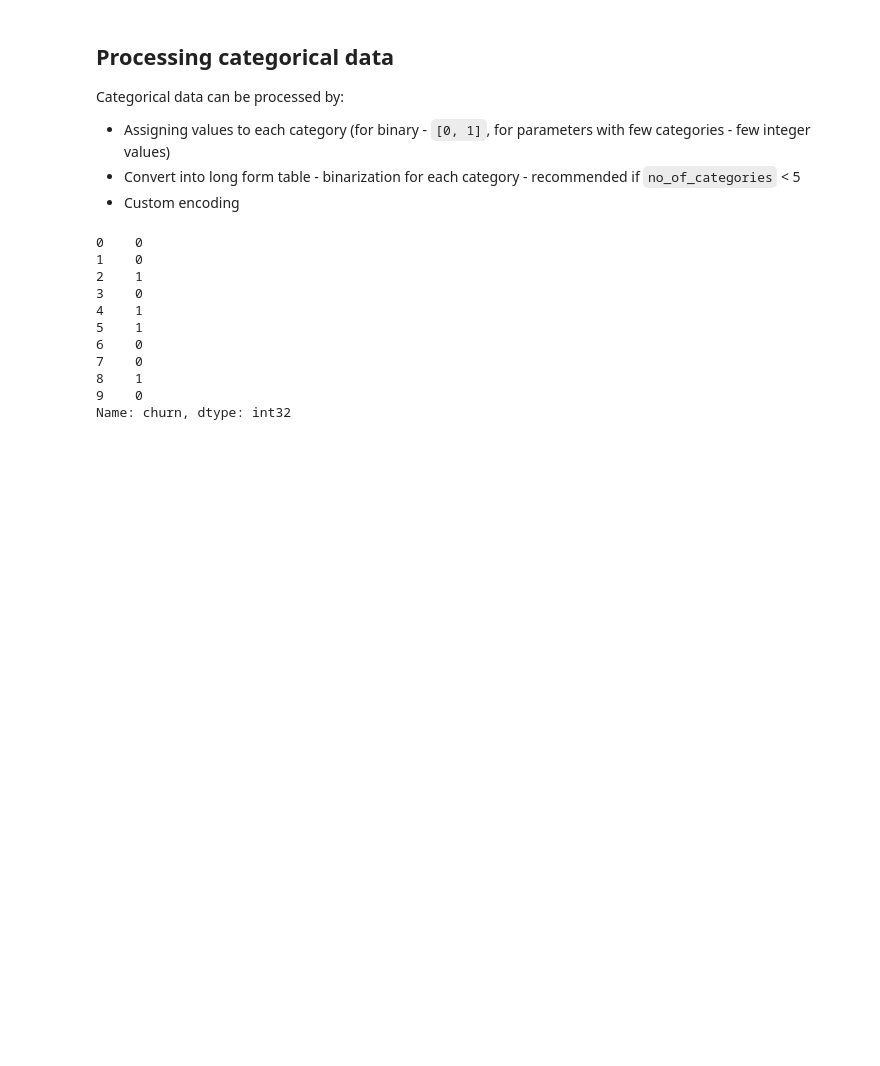
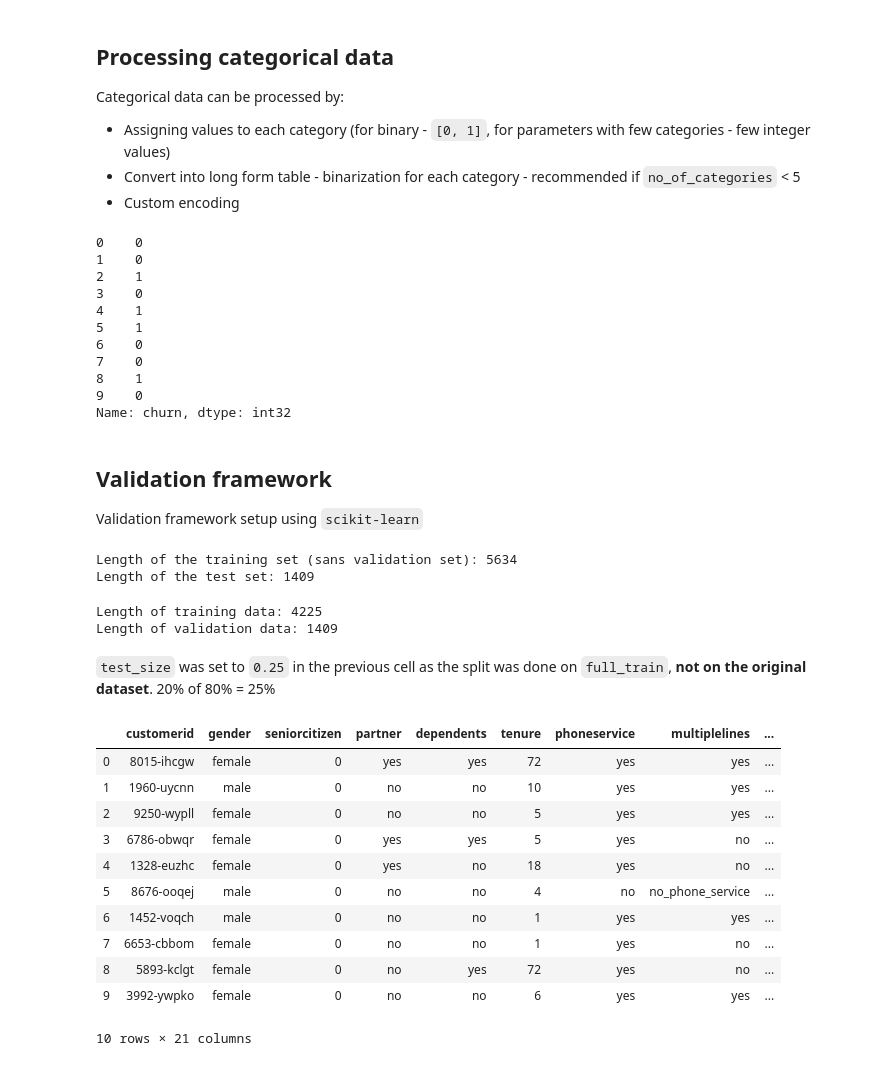
Before and after one commit to anjanavasudevan/DataTalks-ML-Course, a Jupyter notebook: Week3/excercise.ipynb, the cells around one changed output. Cells and saved outputs as stored; diff of their text form; code cells hidden in the pictures; blank space fills up the shorter version.

Commit message:
set up validation framework

```diff
--- a/Week3/excercise.ipynb
+++ b/Week3/excercise.ipynb
@@ -180,3 +183,48 @@ df['churn'].head(10)
 8    1
 9    0
 Name: churn, dtype: int32
+# %% [markdown]
+## Validation framework
+
+Validation framework setup using `scikit-learn`
+# %%
+# Set up test data
+df_full_train, df_test = train_test_split(df, test_size=0.2, random_state=1)
+
+print("Length of the training set (sans validation set): {}\nLength of the test set: {}".format(len(df_full_train), len(df_test)))
+# %% [output]
+Length of the training set (sans validation set): 5634
+Length of the test set: 1409
+# %%
+# Set up validation data
+df_train, df_val = train_test_split(df_full_train, test_size = 0.25, random_state = 1)
+print("Length of training data: {}\nLength of validation data: {}".format(len(df_train), len(df_val)))
+# %% [output]
+Length of training data: 4225
+Length of validation data: 1409
+# %% [markdown]
+`test_size` was set to `0.25` in the previous cell as the split was done on `full_train`, **not on the original dataset**.
+20% of 80% = 25%
+# %%
+# Reset indices:
+def reset_indices(data):
+    """
+    Reset index of the dataframe. For code readability
+    """
+    return data.reset_index(drop=True)
+# %%
+df_train = reset_indices(df_train)
+df_train.head(10)
+# %% [output]
+|  | customerid | gender | seniorcitizen | partner | dependents | tenure | phoneservice | multiplelines | ... |
+| 0 | 8015-ihcgw | female | 0 | yes | yes | 72 | yes | yes | ... |
+| 1 | 1960-uycnn | male | 0 | no | no | 10 | yes | yes | ... |
+| 2 | 9250-wypll | female | 0 | no | no | 5 | yes | yes | ... |
+| 3 | 6786-obwqr | female | 0 | yes | yes | 5 | yes | no | ... |
+| 4 | 1328-euzhc | female | 0 | yes | no | 18 | yes | no | ... |
+| 5 | 8676-ooqej | male | 0 | no | no | 4 | no | no_phone_service | ... |
+| 6 | 1452-voqch | male | 0 | no | no | 1 | yes | yes | ... |
+| 7 | 6653-cbbom | female | 0 | no | no | 1 | yes | no | ... |
+| 8 | 5893-kclgt | female | 0 | no | yes | 72 | yes | no | ... |
+| 9 | 3992-ywpko | female | 0 | no | no | 6 | yes | yes | ... |
+10 rows × 21 columns
```
Also changed, not shown: parts of 1 cell of this notebook.
